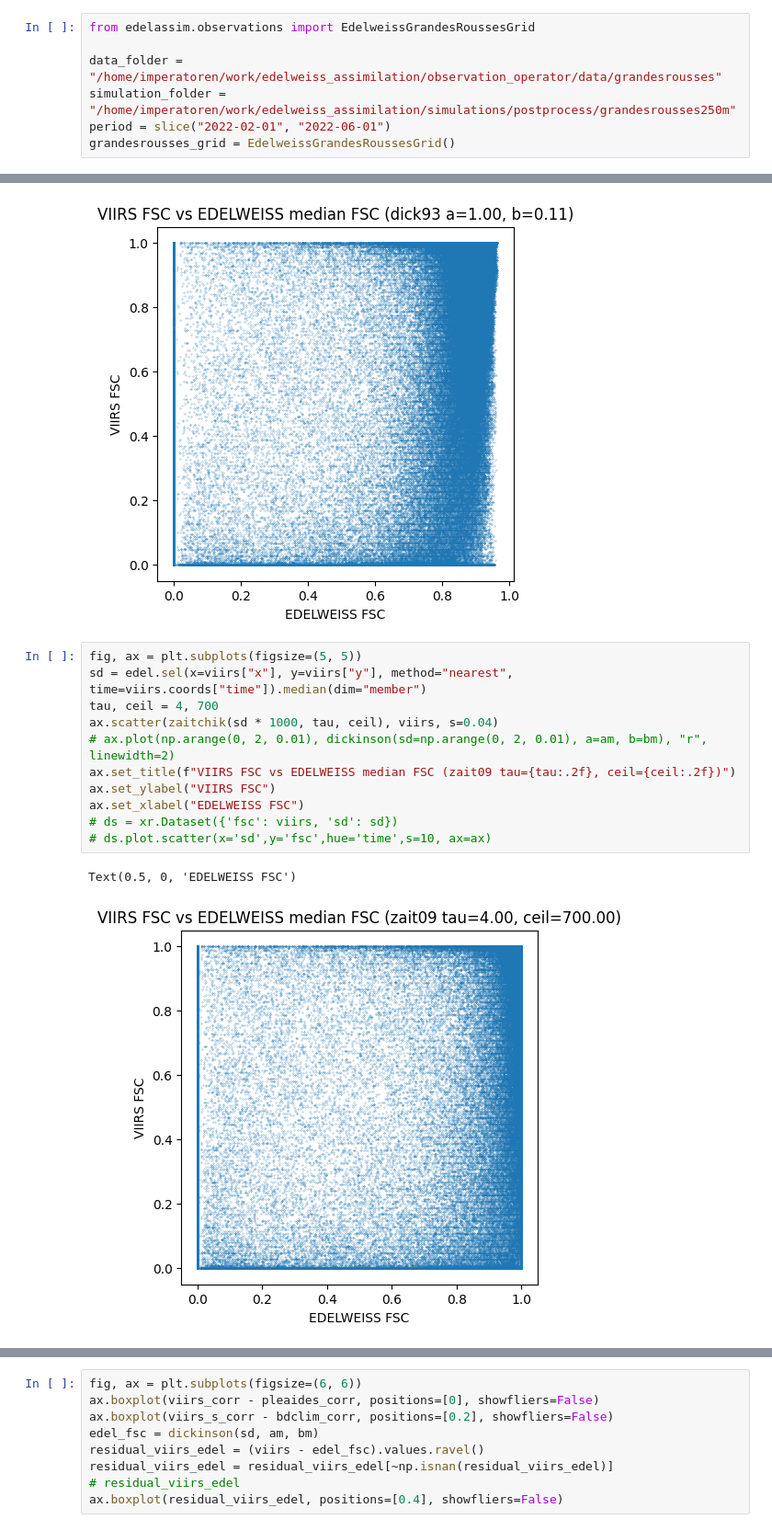
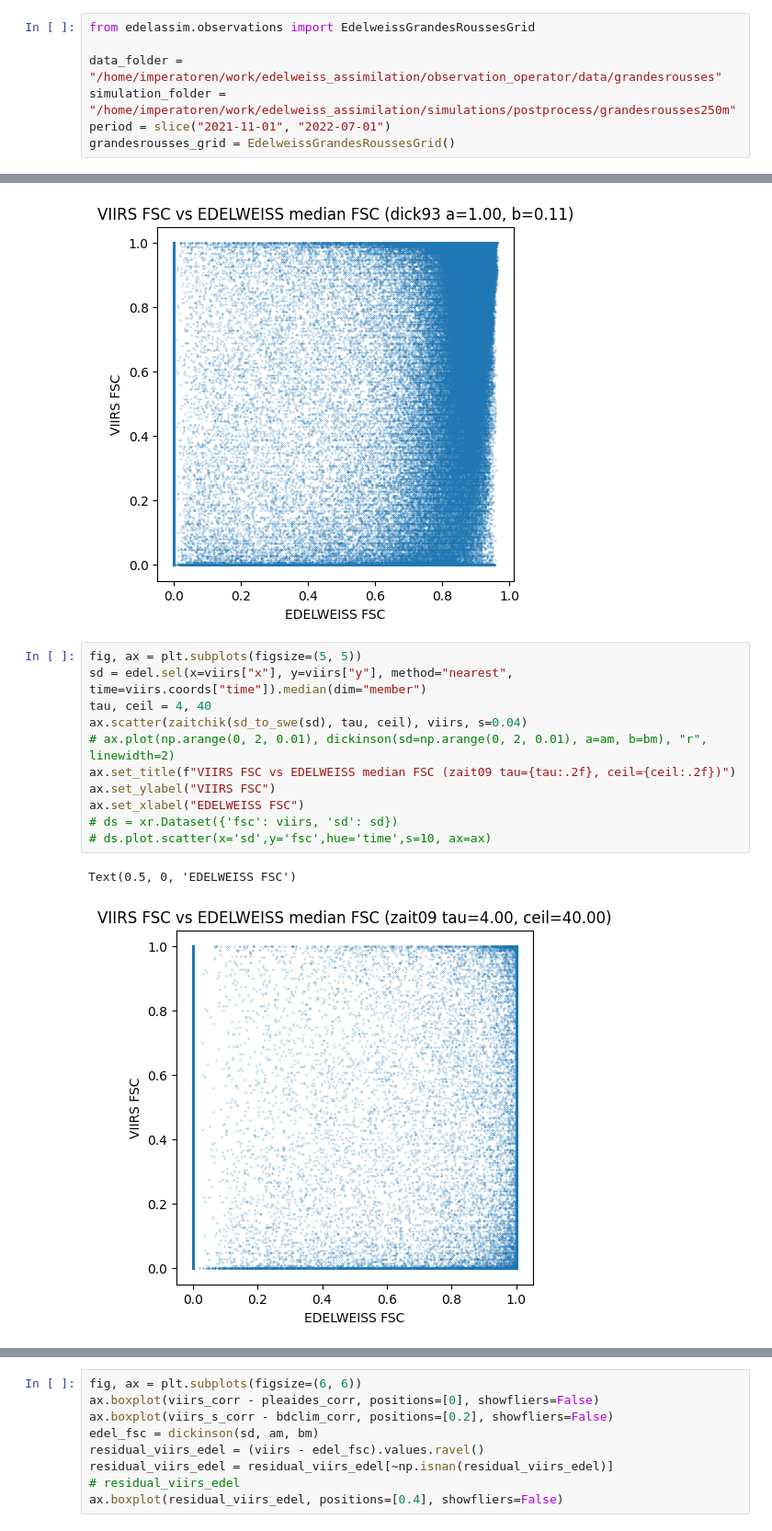
Before and after one commit to nicolaimpe/edelassim, a Jupyter notebook: notebooks/edelweiss_vs_viirs.ipynb, the cells around one changed output, grey strips where cells are left out. Shown at 92% size. Drawn from its saved outputs; the diff is of its cells as text.

```diff
--- a/notebooks/edelweiss_vs_viirs.ipynb
+++ b/notebooks/edelweiss_vs_viirs.ipynb
@@ -5,7 +5,7 @@ from edelassim.observations import EdelweissGrandesRoussesGrid
 
 data_folder = "/home/imperatoren/work/edelweiss_assimilation/observation_operator/data/grandesrousses"
 simulation_folder = "/home/imperatoren/work/edelweiss_assimilation/simulations/postprocess/grandesrousses250m"
-period = slice("2022-02-01", "2022-06-01")
+period = slice("2021-11-01", "2022-07-01")
 grandesrousses_grid = EdelweissGrandesRoussesGrid()
 # %%
 import xarray as xr
@@ -84,17 +110,17 @@ Text(0.5, 0, 'EDELWEISS FSC')
 # %%
 fig, ax = plt.subplots(figsize=(5, 5))
 sd = edel.sel(x=viirs["x"], y=viirs["y"], method="nearest", time=viirs.coords["time"]).median(dim="member")
-tau, ceil = 4, 700
-ax.scatter(zaitchik(sd * 1000, tau, ceil), viirs, s=0.04)
+tau, ceil = 4, 40
+ax.scatter(zaitchik(sd_to_swe(sd), tau, ceil), viirs, s=0.04)
 # ax.plot(np.arange(0, 2, 0.01), dickinson(sd=np.arange(0, 2, 0.01), a=am, b=bm), "r", linewidth=2)
 ax.set_title(f"VIIRS FSC vs EDELWEISS median FSC (zait09 tau={tau:.2f}, ceil={ceil:.2f})")
 ax.set_ylabel("VIIRS FSC")
 ax.set_xlabel("EDELWEISS FSC")
 # ds = xr.Dataset({'fsc': viirs, 'sd': sd})
 # ds.plot.scatter(x='sd',y='fsc',hue='time',s=10, ax=ax)
 # %% [output]
 Text(0.5, 0, 'EDELWEISS FSC')
-[figure, old version]
+[figure, new version]
 # %%
 import matplotlib.pyplot as plt
 from scipy.stats import pearsonr
```
Also changed, not shown: parts of 3 cells of this notebook, 3 other files.
